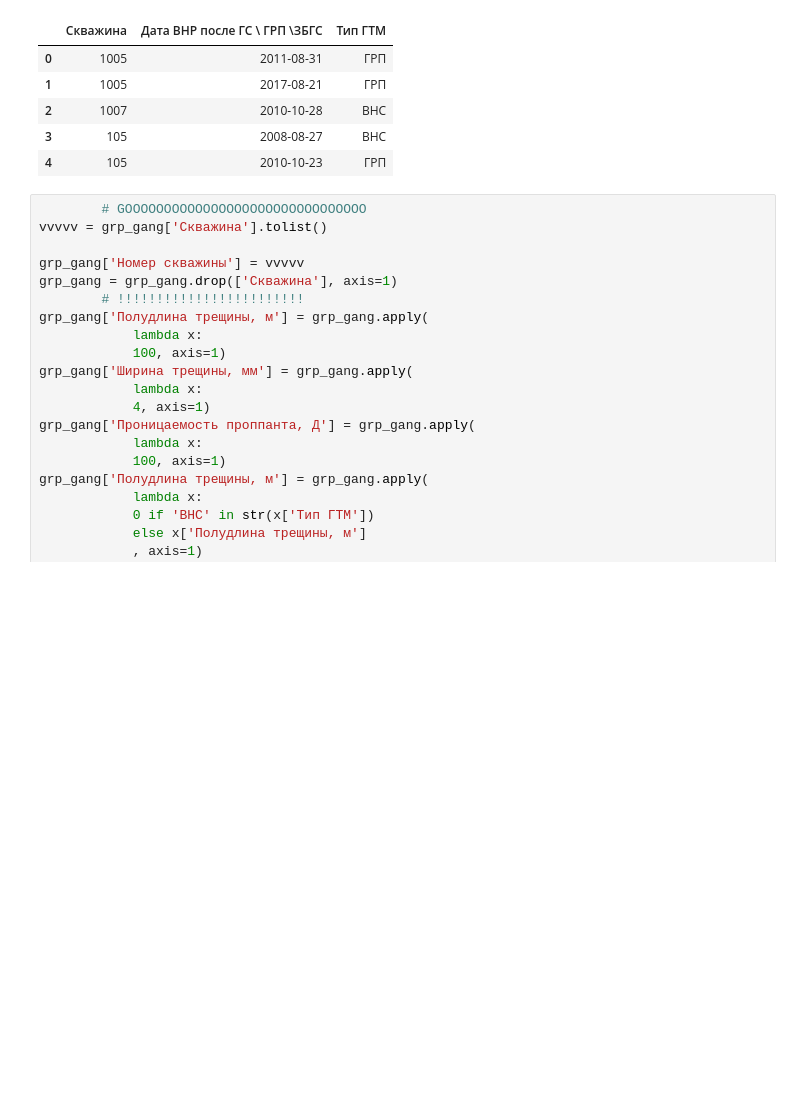
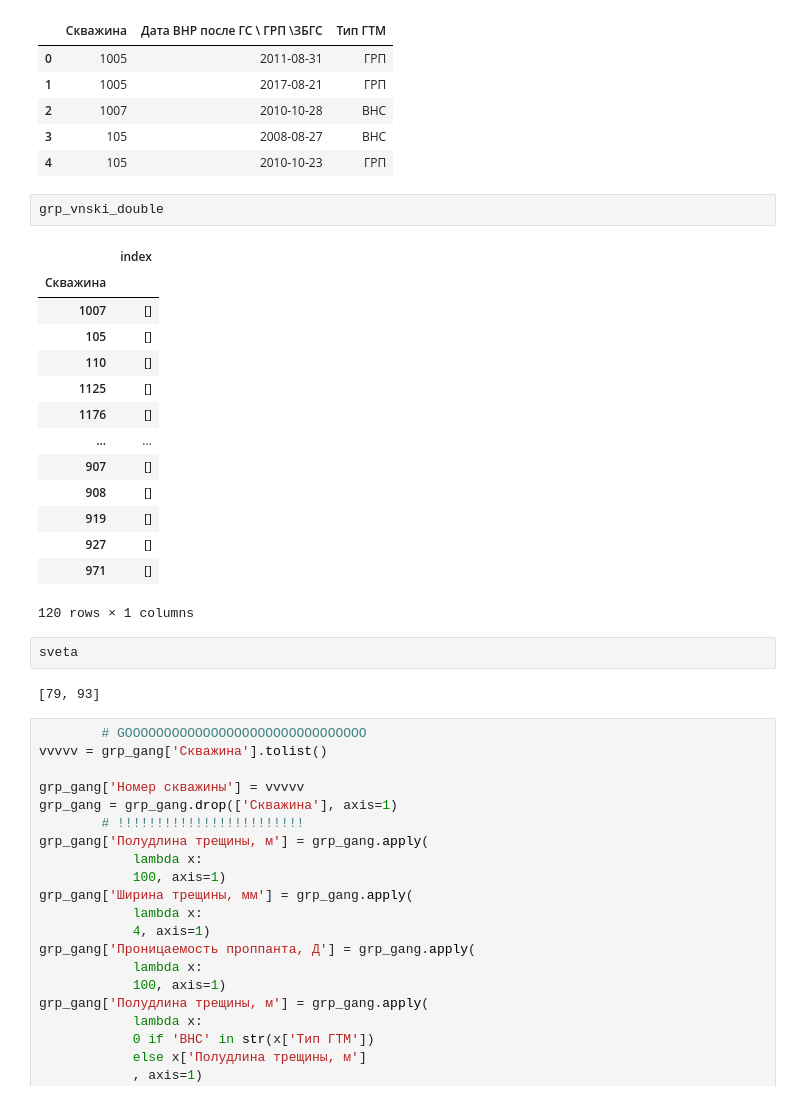
Before and after one commit to lybmvvs/appgazprom2.0, a Jupyter notebook: trying_to_clear_with_'Л'.ipynb, the cells around one changed output. Saved outputs shown, nothing was run; the diff lists cells and outputs as text; blank space fills up the shorter version.

```diff
--- a/trying_to_clear_with_'Л'.ipynb
+++ b/trying_to_clear_with_'Л'.ipynb
@@ -319,6 +319,27 @@ grp_gang.head(5)
 | 2 | 1007 | 2010-10-28 | ВНС |
 | 3 | 105 | 2008-08-27 | ВНС |
 | 4 | 105 | 2010-10-23 | ГРП |
+# %%
+grp_vnski_double
+# %% [output]
+|  | index |
+| Скважина |  |
+| 1007 | [] |
+| 105 | [] |
+| 110 | [] |
+| 1125 | [] |
+| 1176 | [] |
+| ... | ... |
+| 907 | [] |
+| 908 | [] |
+| 919 | [] |
+| 927 | [] |
+| 971 | [] |
+120 rows × 1 columns
+# %%
+sveta
+# %% [output]
+[79, 93]
 # %%
         # GOOOOOOOOOOOOOOOOOOOOOOOOOOOOOOO
 vvvvv = grp_gang['Скважина'].tolist()
```
Also changed, not shown: parts of 2 cells of this notebook, 1 other file.
